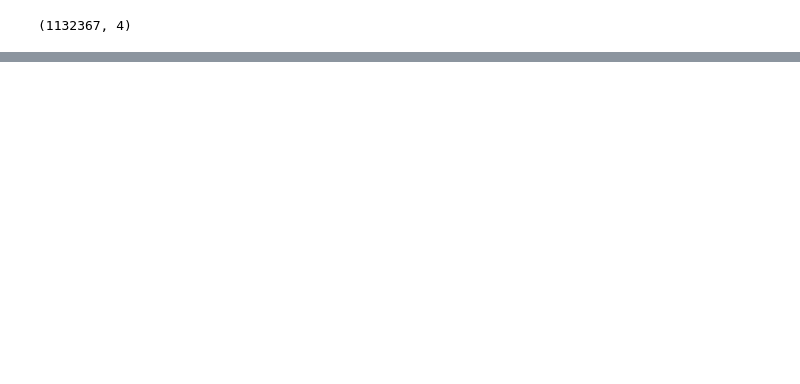
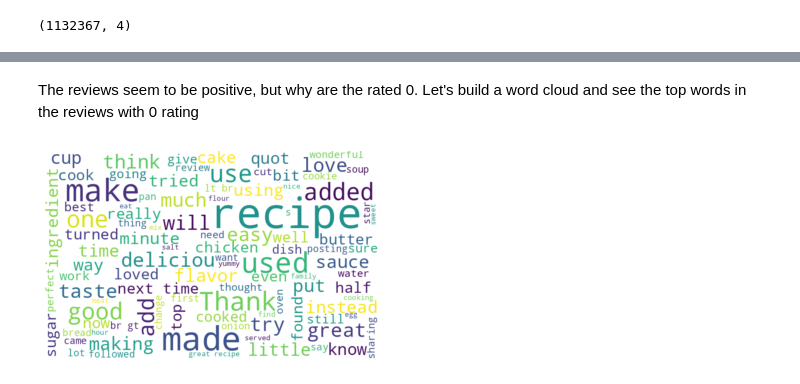
Before and after one commit to Adarsh3thy/RecipeRecommender, a Jupyter notebook: Reviews Sentiment Analysis.ipynb, the cells around one changed output, grey strips where cells are left out. Saved outputs shown, nothing was run; the diff lists cells and outputs as text; code cells hidden in the pictures; blank space fills up the shorter version.

```diff
--- a/Reviews Sentiment Analysis.ipynb
+++ b/Reviews Sentiment Analysis.ipynb
@@ -70,0 +114,20 @@ interactions.shape
+# %% [markdown]
+The reviews seem to be positive, but why are the rated 0. Let's build a word cloud and see the top words in the reviews with 0 rating
+# %%
+raw_zero_ratings=raw_interactions.loc[raw_interactions['rating'] == 0]
+txt = ' '.join(review for review in raw_zero_ratings.review)
+
+wordcloud = WordCloud(
+            background_color = 'white',
+            max_font_size = 100,
+            max_words = 100,
+            width = 800,
+            height = 500
+            ).generate(txt)
+
+
+plt.imshow(wordcloud,interpolation = 'bilinear')
+plt.axis('off')
+plt.show()
+# %% [output]
+[figure, added]
```
Also changed, not shown: parts of 77 cells of this notebook, 2 other files.
